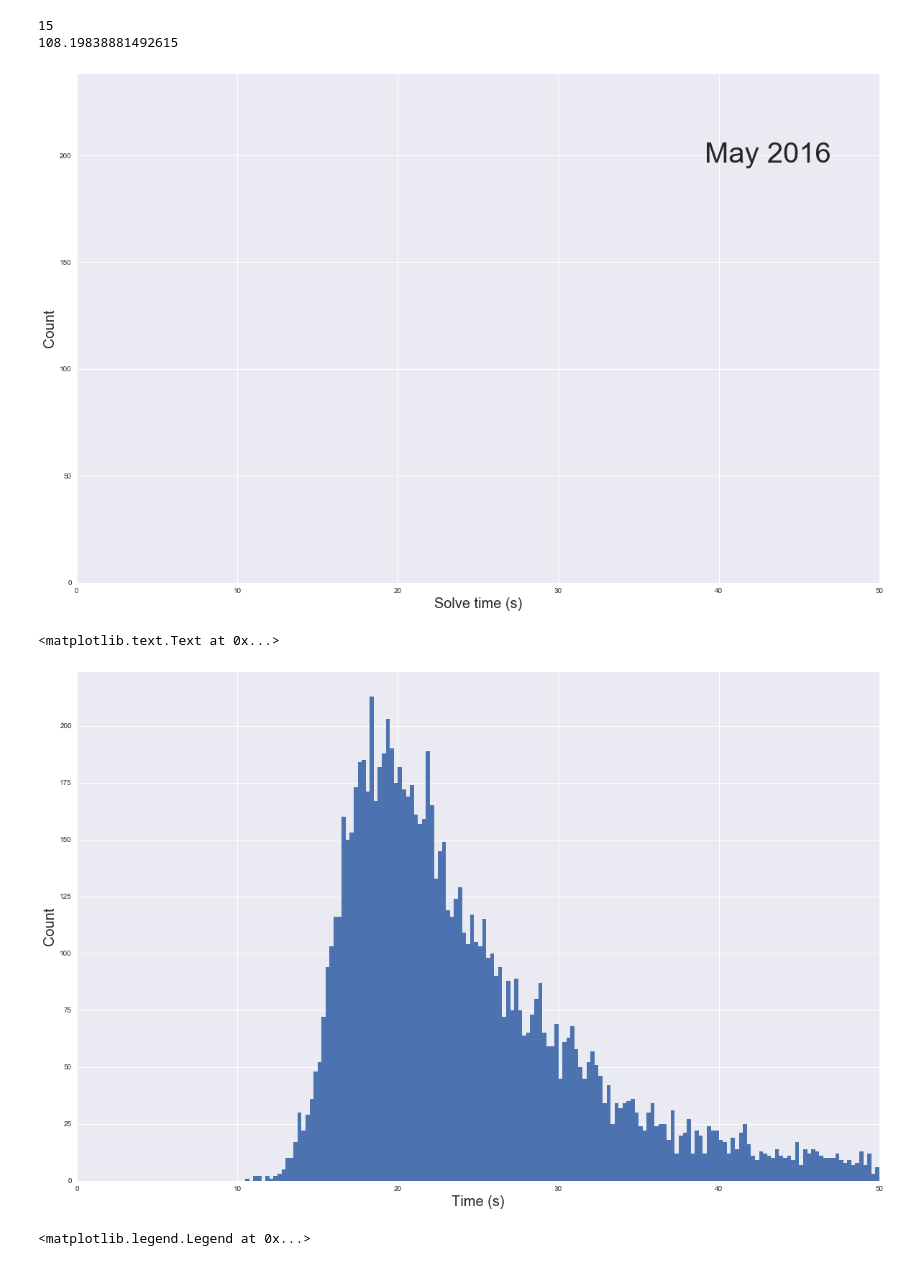
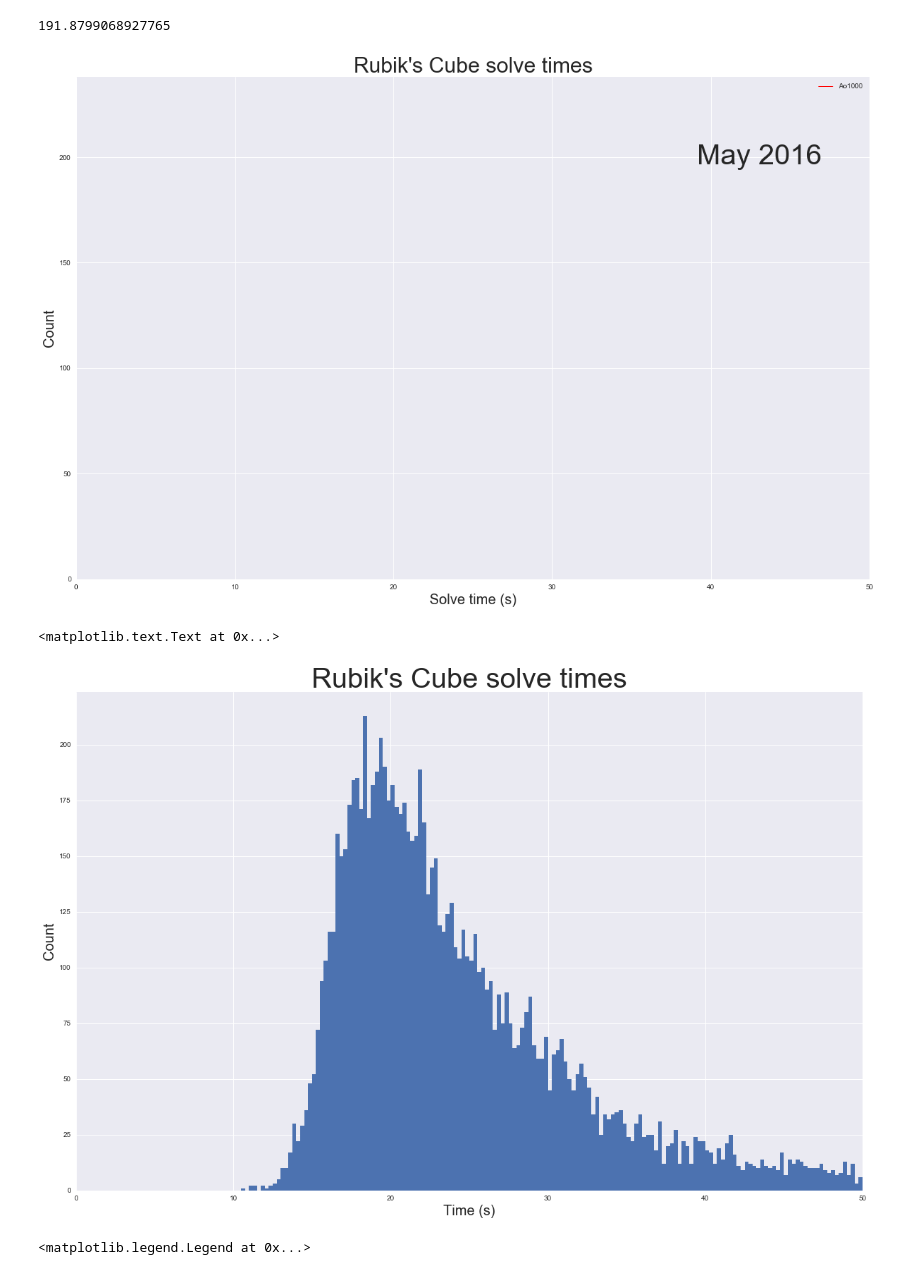
Before and after one commit to cnapun/cube-plots, a Jupyter notebook: cubetimes.ipynb, the cells around one changed output. Saved outputs shown, nothing was run; the diff lists cells and outputs as text; code cells hidden in the pictures.

```diff
--- a/cubetimes.ipynb
+++ b/cubetimes.ipynb
@@ -15,7 +16,7 @@ plt.rcParams['animation.html'] = 'html5'
 # %%
 # initial import of data
 out = None
-filename = 'Backup_27-Jan-2017_18-10.txt'
+filename = 'Backup_03-Feb-2017_15-29.txt'
 with open(filename, 'r') as f:
     out = StringIO(f.read().replace(',',';'))
 df = pd.read_csv(out, delimiter=';')
@@ -105,5 +128,6 @@ plt.legend(loc='best')
 # %%
 tms = rdf['Time'].values
+ao1000 = np.array(rdf.ao1000)
 step = 0.25
 maxt = 50
 n_per_step = 15 # decrease for cleaner animation
@@ -114,54 +138,66 @@ fig, ax = plt.subplots()
 bins = np.arange(0,maxt+step,step)
 frequencies = np.zeros(len(bins)-1)
 rects = ax.bar(bins[:-1], frequencies, 0.25)
-
+avg, = ax.plot([maxt+10*step, maxt+10*step], [0,np.max(np.histogram(tms, bins)[0])+25],
+               color='red', linewidth=1, label='Ao1000')
+ax.legend(loc='best')
 plt.xlim(0, maxt)
 plt.ylim(0, np.max(np.histogram(tms, bins)[0])+25)
 plt.xlabel('Solve time (s)', size=20)
 plt.ylabel('Count', size=20)
+plt.title('Rubik\'s Cube solve times', size=30)
 
-def animate(arg, rects, date_text):
-    frameno, frequencies = arg
-    for rect, f in zip(rects, frequencies):
+
+def animate(arg, rs, date_text, average):
+    frameno, frequencies, av, new_month = arg
+    for rect, f in zip(rs, frequencies):
         rect.set_height(f)
     frame_date = rdf.index[min(int((frameno-0.5)*n_per_step), len(tms)-1)].date()
     date_text.set_text(frame_date.strftime('%B %Y'))
+    if av!=np.nan:
+        average.set_xdata([av, av])
 
 date_text = ax.text(maxt-3, 200,'matplotlib', horizontalalignment='right', fontsize=40, verticalalignment='center')
 
 interval = int(10*n_per_step/len(tms)*1e3)
-print(interval)
+
 def step():
     frequencies = np.zeros(len(bins)-1)
-    for frame in np.arange(1, len(tms)//n_per_step+3):
-        frequencies += np.histogram(tms[(frame-1)*n_per_step:frame*n_per_step], bins)[0]
-        yield frame, frequencies
+    for frame in np.arange(1, len(tms)//n_per_step+2000//interval):
+        min_frame = min(len(tms)-1, (frame-1)*n_per_step)
+        max_frame = min(len(tms)-1, frame*n_per_step)
+        new_f = np.histogram(tms[min_frame:max_frame], bins)[0]
+        frequencies += new_f
+        new_month = False
+        if rdf.index[min_frame].strftime('%b%Y')!=rdf.index[max_frame-1].strftime('%b%Y'):
+            new_month = True
+        yield frame, frequencies, ao1000[max_frame-1], new_month
 
 
 
 ani = animation.FuncAnimation(fig, animate, step,
                         interval=interval, repeat=False,
-                              blit=False, fargs=(rects,date_text,), save_count=len(tms)//n_per_step+3)
+                              blit=False, fargs=(rects,date_text,avg,), save_count=len(tms)//n_per_step+2000//interval)
 ani.save('cubehist.mp4')
 end = time.time()
 print(end-start)
 # %% [output]
-15
-108.19838881492615
+191.8799068927765
-[figure, old version]
+[figure, new version]
 # %%
 # Histogram of times.  Set range and step to what you want
 tms = rdf['Time'].values
 step = 0.25
 maxt = 50
 bins = np.arange(0,maxt+step,step)
 plt.hist(tms, bins=bins)
 plt.xlim(0,maxt)
 plt.xlabel('Time (s)', size=20)
 plt.ylabel('Count', size=20)
+plt.title('Rubik\'s Cube solve times', size=40)
 # %% [output]
 <matplotlib.text.Text at 0x...>
-[figure, old version]
+[figure, new version]
 # %%
 # Plot times vs date.  Set the y range and x range to desired values
 plt.scatter(rdf.index,rdf['Time'], label='3x3 Times',s=5)
```
Also changed, not shown: parts of 7 cells of this notebook, 1 other file.
